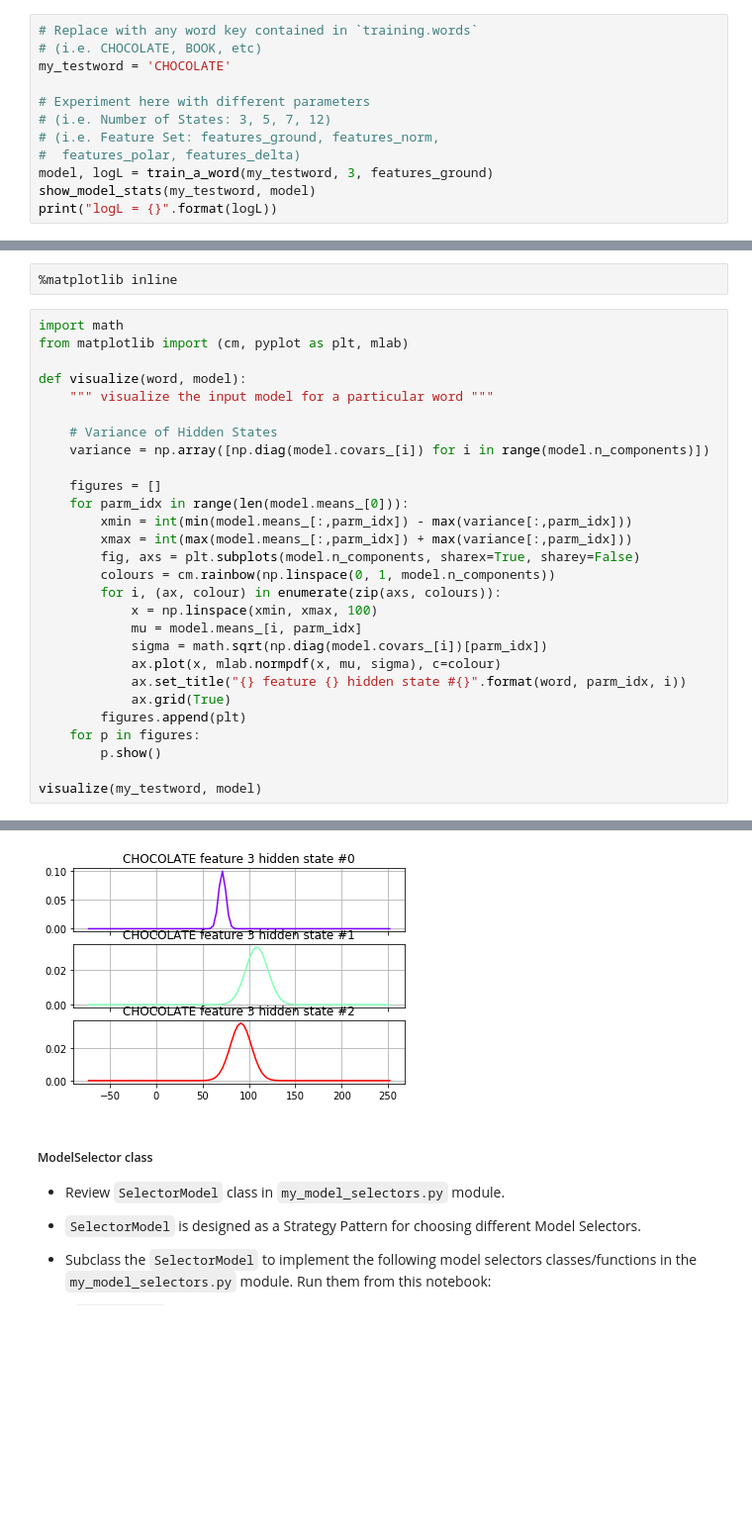
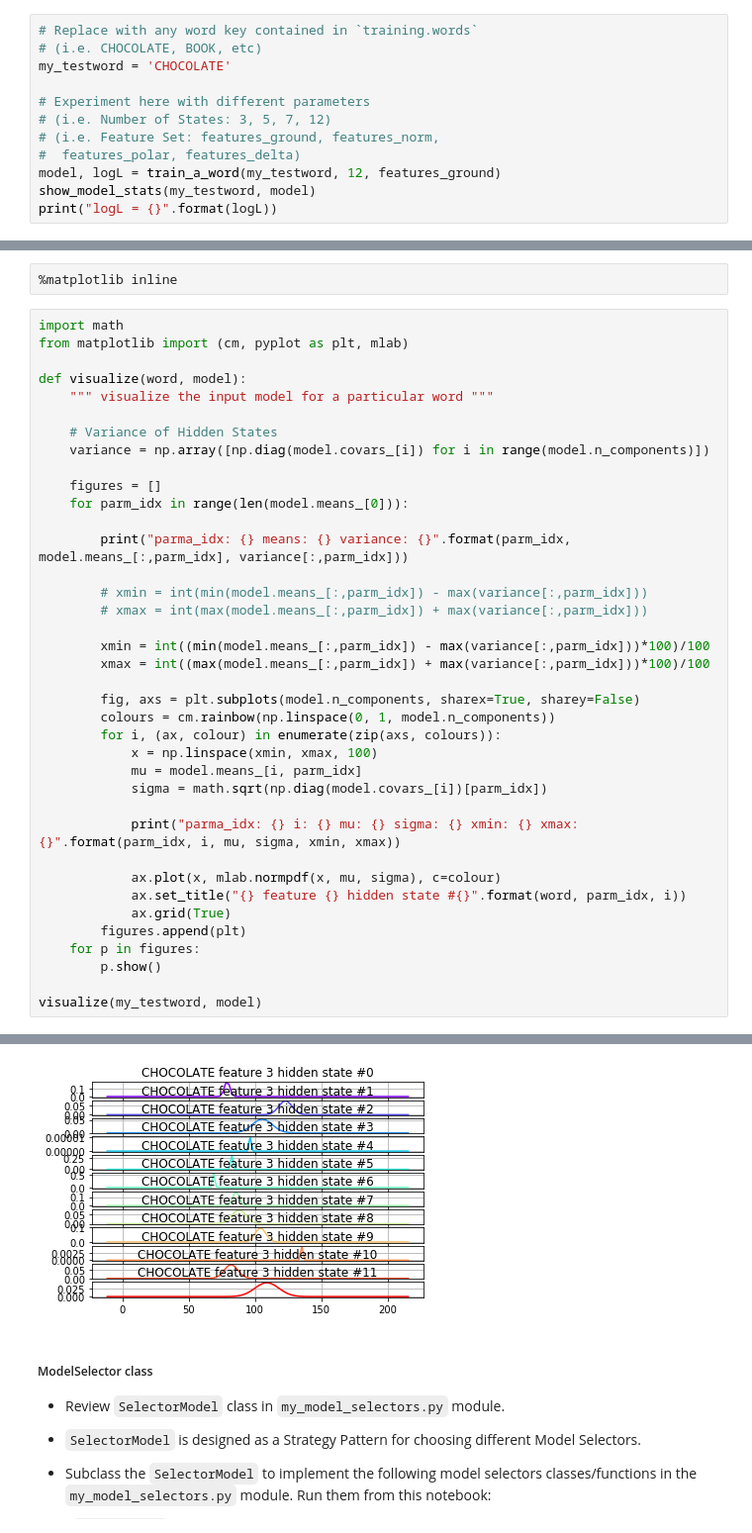
Before and after one commit to ltfschoen/AIND-Recognizer, a Jupyter notebook: asl_recognizer.ipynb, the cells around one changed output, grey strips where cells are left out. Shown at 99% size. Drawn from its saved outputs; the diff is of its cells as text; blank space fills up the shorter version.

```diff
--- a/asl_recognizer.ipynb
+++ b/asl_recognizer.ipynb
@@ -636,7 +636,7 @@ my_testword = 'CHOCOLATE'
 # (i.e. Number of States: 3, 5, 7, 12)
 # (i.e. Feature Set: features_ground, features_norm,
 #  features_polar, features_delta)
-model, logL = train_a_word(my_testword, 3, features_ground)
+model, logL = train_a_word(my_testword, 12, features_ground)
 show_model_stats(my_testword, model)
 print("logL = {}".format(logL))
 # %% [output]
@@ -680,14 +682,24 @@ def visualize(word, model):
 
     figures = []
     for parm_idx in range(len(model.means_[0])):
-        xmin = int(min(model.means_[:,parm_idx]) - max(variance[:,parm_idx]))
-        xmax = int(max(model.means_[:,parm_idx]) + max(variance[:,parm_idx]))
+
+        print("parma_idx: {} means: {} variance: {}".format(parm_idx, model.means_[:,parm_idx], variance[:,parm_idx]))
+
+        # xmin = int(min(model.means_[:,parm_idx]) - max(variance[:,parm_idx]))
+        # xmax = int(max(model.means_[:,parm_idx]) + max(variance[:,parm_idx]))
+
+        xmin = int((min(model.means_[:,parm_idx]) - max(variance[:,parm_idx]))*100)/100
+        xmax = int((max(model.means_[:,parm_idx]) + max(variance[:,parm_idx]))*100)/100
+
         fig, axs = plt.subplots(model.n_components, sharex=True, sharey=False)
         colours = cm.rainbow(np.linspace(0, 1, model.n_components))
         for i, (ax, colour) in enumerate(zip(axs, colours)):
             x = np.linspace(xmin, xmax, 100)
             mu = model.means_[i, parm_idx]
             sigma = math.sqrt(np.diag(model.covars_[i])[parm_idx])
+
+            print("parma_idx: {} i: {} mu: {} sigma: {} xmin: {} xmax: {}".format(parm_idx, i, mu, sigma, xmin, xmax))
+
             ax.plot(x, mlab.normpdf(x, mu, sigma), c=colour)
             ax.set_title("{} feature {} hidden state #{}".format(word, parm_idx, i))
             ax.grid(True)
@@ -703,4 +732,4 @@ visualize(my_testword, model)
-[figure, old version]
+[figure, new version]
 # %% [markdown]
 #####  ModelSelector class
 * Review `SelectorModel` class in `my_model_selectors.py` module.
```
Also changed, not shown: parts of 5 cells of this notebook, 6 other files.
